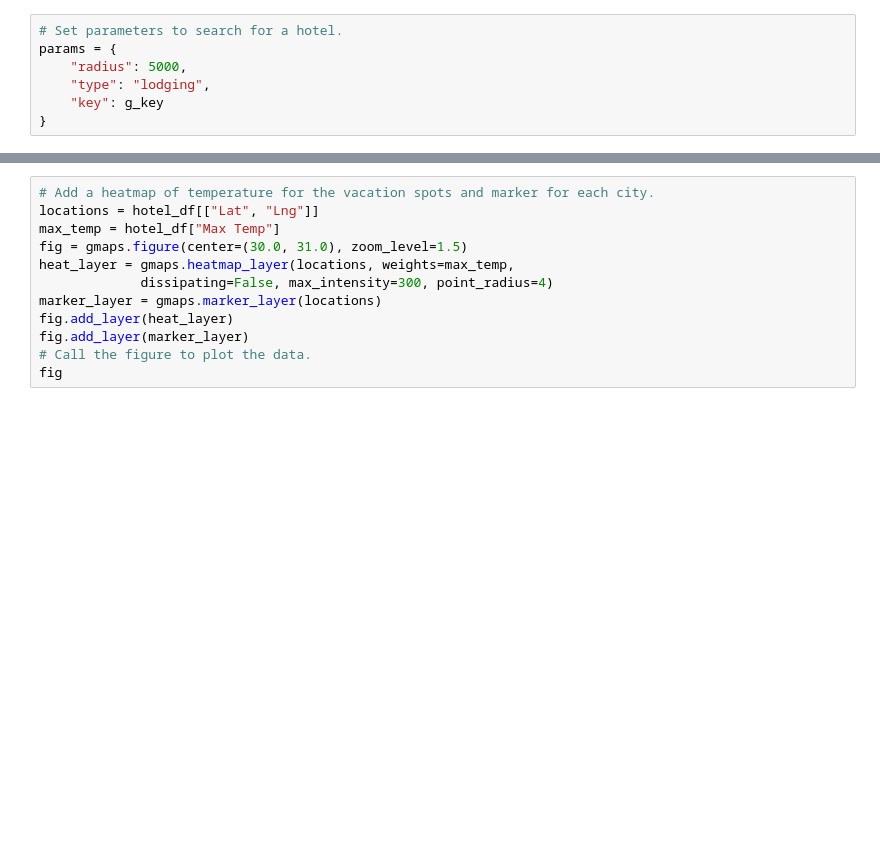
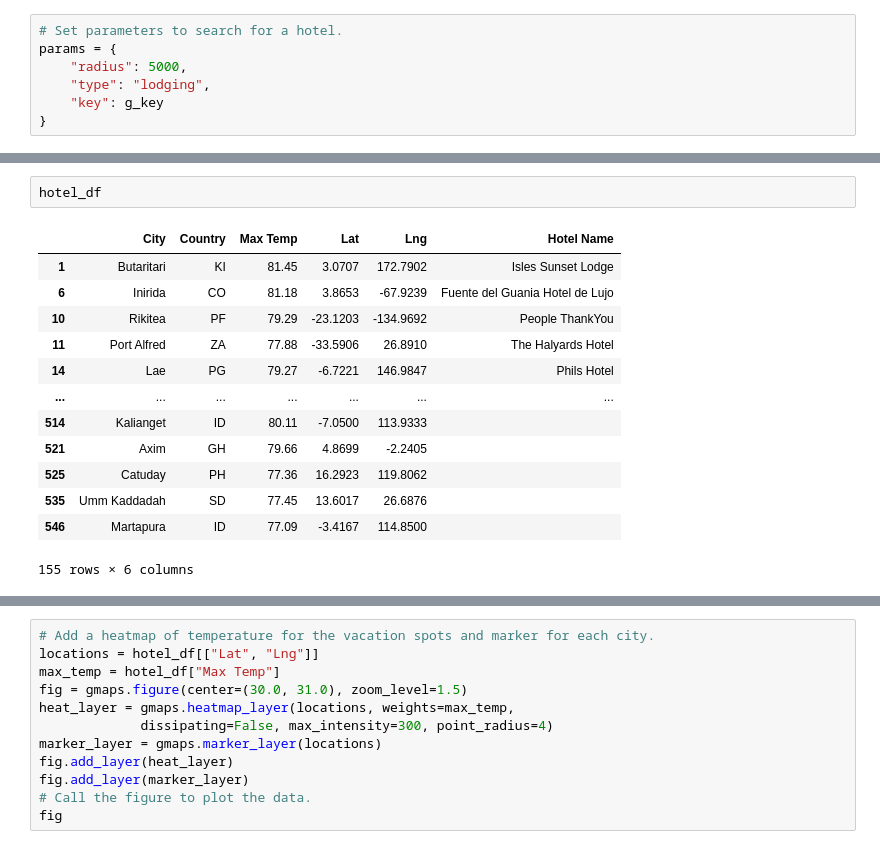
Before and after one commit to ActuallyReese/World_Weather_Analysis, a Jupyter notebook: VacationPy.ipynb, the cells around one changed output, grey strips where cells are left out. Drawn from its saved outputs; the diff is of its cells as text; blank space fills up the shorter version.

```diff
--- a/VacationPy.ipynb
+++ b/VacationPy.ipynb
@@ -192,3 +183,19 @@ Hotel not found... skipping.
+# %%
+hotel_df
+# %% [output]
+|  | City | Country | Max Temp | Lat | Lng | Hotel Name |
+| 1 | Butaritari | KI | 81.45 | 3.0707 | 172.7902 | Isles Sunset Lodge |
+| 6 | Inirida | CO | 81.18 | 3.8653 | -67.9239 | Fuente del Guania Hotel de Lujo |
+| 10 | Rikitea | PF | 79.29 | -23.1203 | -134.9692 | People ThankYou |
+| 11 | Port Alfred | ZA | 77.88 | -33.5906 | 26.8910 | The Halyards Hotel |
+| 14 | Lae | PG | 79.27 | -6.7221 | 146.9847 | Phils Hotel |
+| ... | ... | ... | ... | ... | ... | ... |
+| 514 | Kalianget | ID | 80.11 | -7.0500 | 113.9333 |  |
+| 521 | Axim | GH | 79.66 | 4.8699 | -2.2405 |  |
+| 525 | Catuday | PH | 77.36 | 16.2923 | 119.8062 |  |
+| 535 | Umm Kaddadah | SD | 77.45 | 13.6017 | 26.6876 |  |
+| 546 | Martapura | ID | 77.09 | -3.4167 | 114.8500 |  |
+155 rows × 6 columns
 # %%
 # Add a heatmap of temperature for the vacation spots.
 locations = hotel_df[["Lat", "Lng"]]
```
Also changed, not shown: parts of 2 cells of this notebook, 11 other files.
